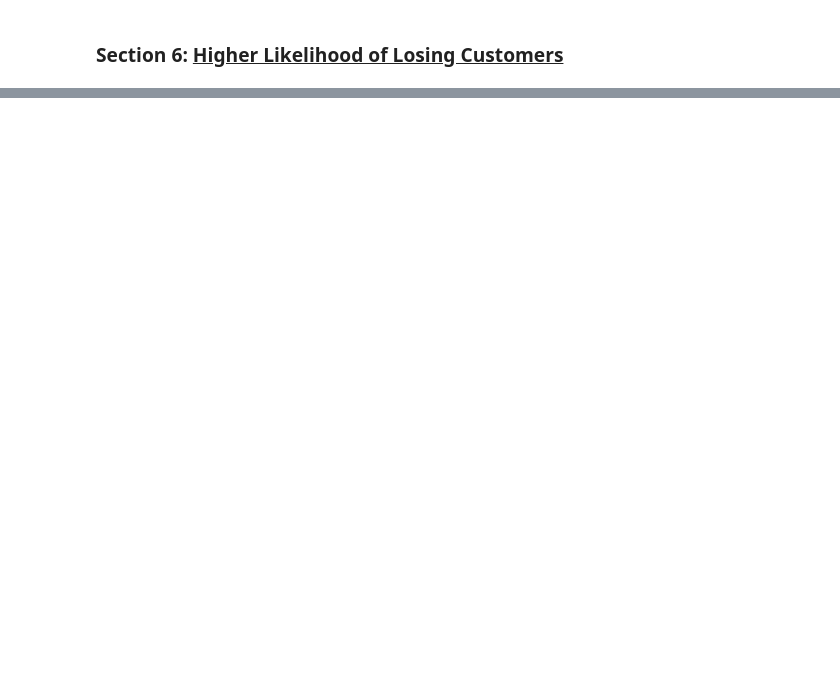
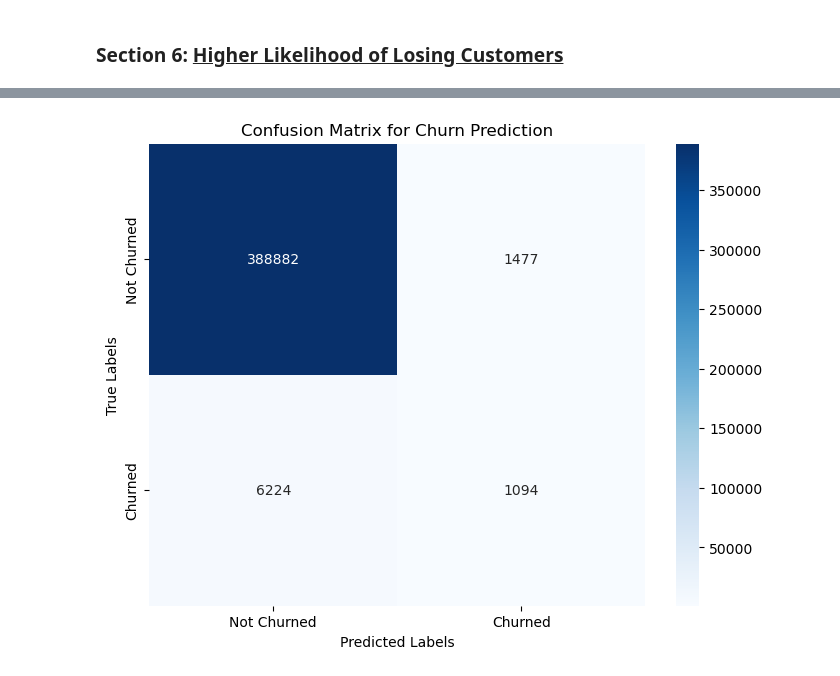
Before and after one commit to arjuuadhikari/BUS-8000, a Jupyter notebook: Group Project Data and Description-20241104/Group Work Busa8000-Copy1.ipynb, the cells around one changed output, grey strips where cells are left out. Cells and saved outputs as stored; diff of their text form; code cells hidden in the pictures; blank space fills up the shorter version.

```diff
--- a/Group Project Data and Description-20241104/Group Work Busa8000-Copy1.ipynb
+++ b/Group Project Data and Description-20241104/Group Work Busa8000-Copy1.ipynb
@@ -1137,0 +1038,21 @@ It identifies, with success, the main factors that impact customer churn in an c
+# %%
+from sklearn.ensemble import RandomForestClassifier
+from sklearn.model_selection import train_test_split
+from sklearn.metrics import classification_report
+
+# Select features for prediction
+features = ['value_sales', 'value_cost', 'value_quantity', 'market_segment', 'customer_district_code']
+X = pd.get_dummies(data[features], drop_first=True)  # Convert categorical data to dummy variables
+y = data['churn']
+
+# Train/test split
+X_train, X_test, y_train, y_test = train_test_split(X, y, test_size=0.2, random_state=42)
+
+# Train a Random Forest model
+rf_model = RandomForestClassifier(random_state=42)
+rf_model.fit(X_train, y_train)
+
+# Predict and evaluate
+y_pred_rf = rf_model.predict(X_test)
+print("Random Forest Classification Report:")
+print(classification_report(y_test, y_pred_rf, zero_division=1))
@@ -1137,0 +1069,17 @@ It identifies, with success, the main factors that impact customer churn in an c
+# %%
+import matplotlib.pyplot as plt
+import seaborn as sns
+from sklearn.metrics import confusion_matrix
+
+# Create confusion matrix
+cm = confusion_matrix(y_test, y_pred_rf)
+
+# Plot the confusion matrix
+plt.figure(figsize=(8, 6))
+sns.heatmap(cm, annot=True, fmt="d", cmap="Blues", xticklabels=['Not Churned', 'Churned'], yticklabels=['Not Churned', 'Churned'])
+plt.xlabel("Predicted Labels")
+plt.ylabel("True Labels")
+plt.title("Confusion Matrix for Churn Prediction")
+plt.show()
+# %% [output]
+[figure, added]
```
Also changed, not shown: parts of 26 cells of this notebook.
